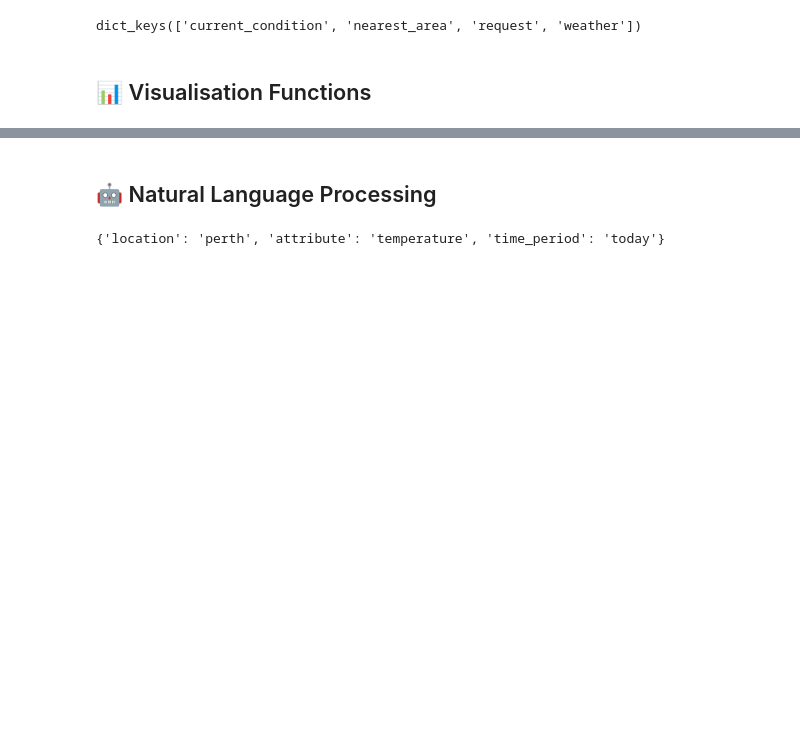
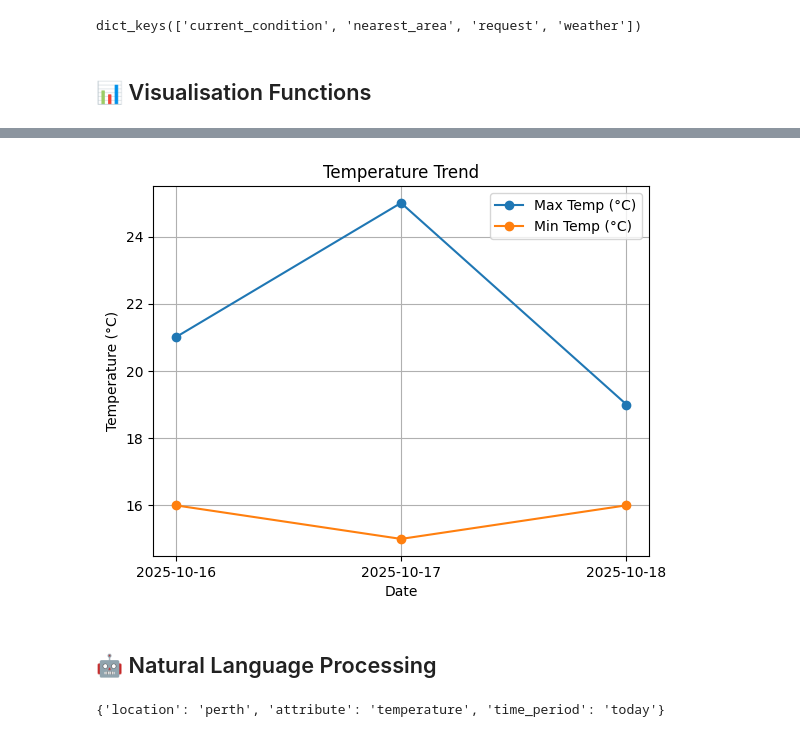
Before and after one commit to harshmalik2001/Weatherwise-Harsh-Malik, a Jupyter notebook: starter_notebook.ipynb, the cells around one changed output, grey strips where cells are left out. Saved outputs shown, nothing was run; the diff lists cells and outputs as text; code cells hidden in the pictures; blank space fills up the shorter version.

Commit message:
Added the function of temperature visualisation

```diff
--- a/starter_notebook.ipynb
+++ b/starter_notebook.ipynb
@@ -86,3 +81,35 @@ SyntaxError: incomplete input (ipython-input-2362504258.py, line 2)
+# %%
+   def create_temperature_visualisation(weather_data, output_type='display'):
+    """
+    Create visualisation of temperature data.
+
+    This chunk of code visualizes the temperature data it will have the weather_data from the get_weather_data() function and the
+    output_type is set as display to display the chart in the notebook itself
+    """
+    days = []
+    max_temps = []
+    min_temps = []
+    for day in weather_data['weather']:
+        days.append(day['date'])
+        max_temps.append(float(day['maxtempC']))
+        min_temps.append(float(day['mintempC']))
+    fig, ax = plt.subplots()
+    ax.plot(days, max_temps, label='Max Temp (°C)', marker='o')
+    ax.plot(days, min_temps, label='Min Temp (°C)', marker='o')
+    ax.set_title('Temperature Trend')
+    ax.set_xlabel('Date')
+    ax.set_ylabel('Temperature (°C)')
+    ax.legend()
+    plt.grid(True)
+    if output_type == 'figure':
+        return fig
+    else:
+        plt.show()
+
+data = get_weather_data("Perth", 3)
+create_temperature_visualisation(data)
+# %% [output]
+[figure, added]
 # %% [markdown]
 ## 🤖 Natural Language Processing
 # %%
```
Also changed, not shown: parts of 2 cells of this notebook.
